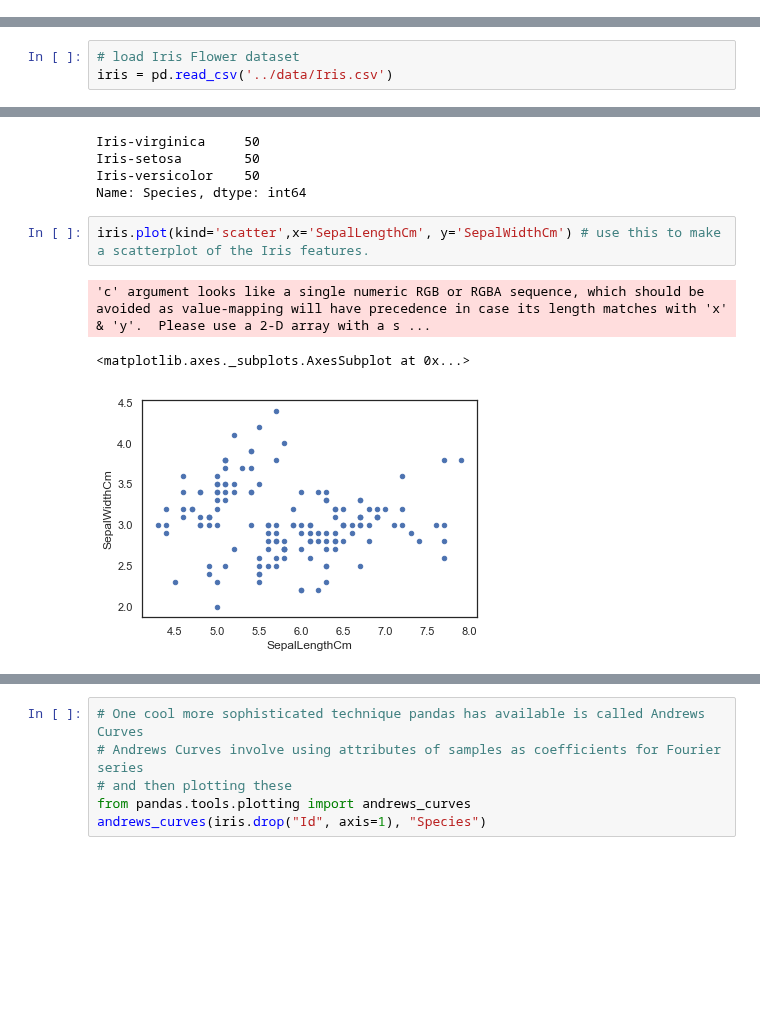
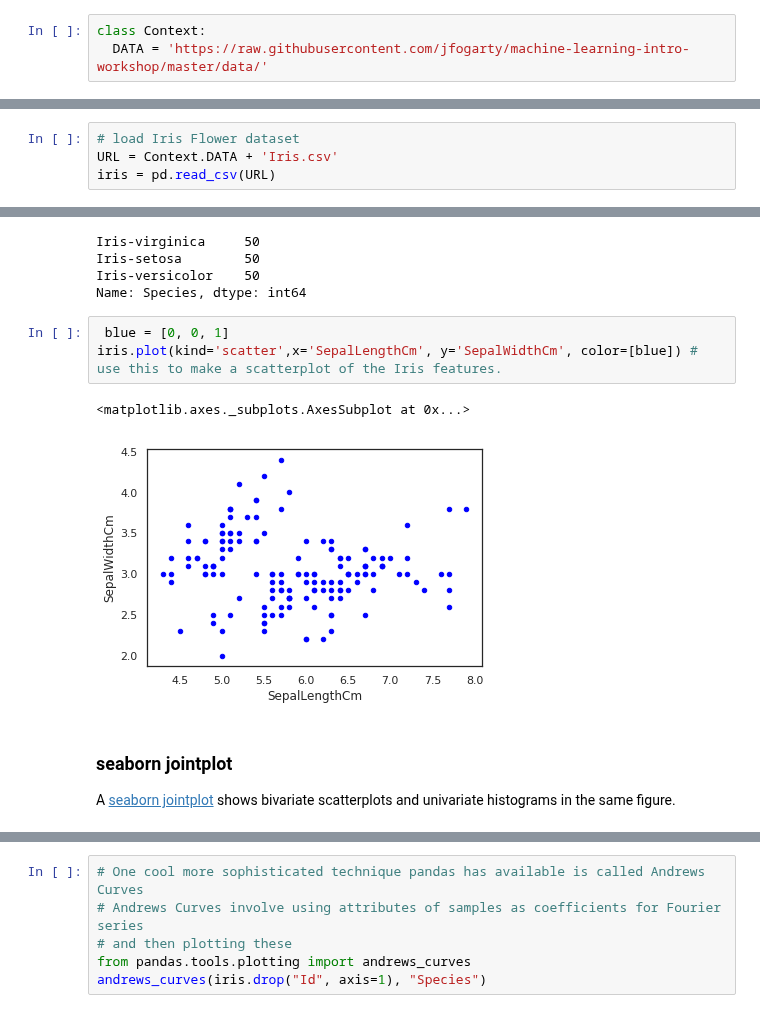
Before and after one commit to jfogarty/machine-learning-intro-workshop, a Jupyter notebook: misc/data-explore-iris-data.ipynb, the cells around one changed output, grey strips where cells are left out. Cells and saved outputs as stored; diff of their text form; blank space fills up the shorter version.

```diff
--- a/misc/data-explore-iris-data.ipynb
+++ b/misc/data-explore-iris-data.ipynb
@@ -50,3 +50,6 @@ Welcome to exploring this notebook at 2019-08-09 13:15:17.978958!
+# %%
+class Context:
+  DATA = 'https://raw.githubusercontent.com/jfogarty/machine-learning-intro-workshop/master/data/'
 # %%
 import numpy as np #linear algebra
 import pandas as pd # a data processing and CSV I/O library
@@ -103,4 +116,5 @@ df.plot(kind='scatter',x='sepal_length', y='sepal_width') # use this to make a s
 ## Read a CSV file with column headings from a local directory
 # %%
 # load Iris Flower dataset
-iris = pd.read_csv('../data/Iris.csv')
+URL = Context.DATA + 'Iris.csv'
+iris = pd.read_csv(URL)
@@ -126,9 +142,13 @@ Iris-setosa        50
 Iris-versicolor    50
 Name: Species, dtype: int64
 # %%
-iris.plot(kind='scatter',x='SepalLengthCm', y='SepalWidthCm') # use this to make a scatterplot of the Iris features.
+ blue = [0, 0, 1]
+iris.plot(kind='scatter',x='SepalLengthCm', y='SepalWidthCm', color=[blue]) # use this to make a scatterplot of the Iris features.
 # %% [output]
-'c' argument looks like a single numeric RGB or RGBA sequence, which should be avoided as value-mapping will have precedence in case its length matches with 'x' & 'y'.  Please use a 2-D array with a s ...
+<matplotlib.axes._subplots.AxesSubplot at 0x...>
-<matplotlib.axes._subplots.AxesSubplot at 0x...>
-[figure, old version]
+[figure, new version]
+# %% [markdown]
+### seaborn jointplot
+
+A [seaborn jointplot](https://seaborn.pydata.org/generated/seaborn.jointplot.html) shows bivariate scatterplots and univariate histograms in the same figure.
 # %%
```
Also changed, not shown: parts of 30 cells of this notebook.
